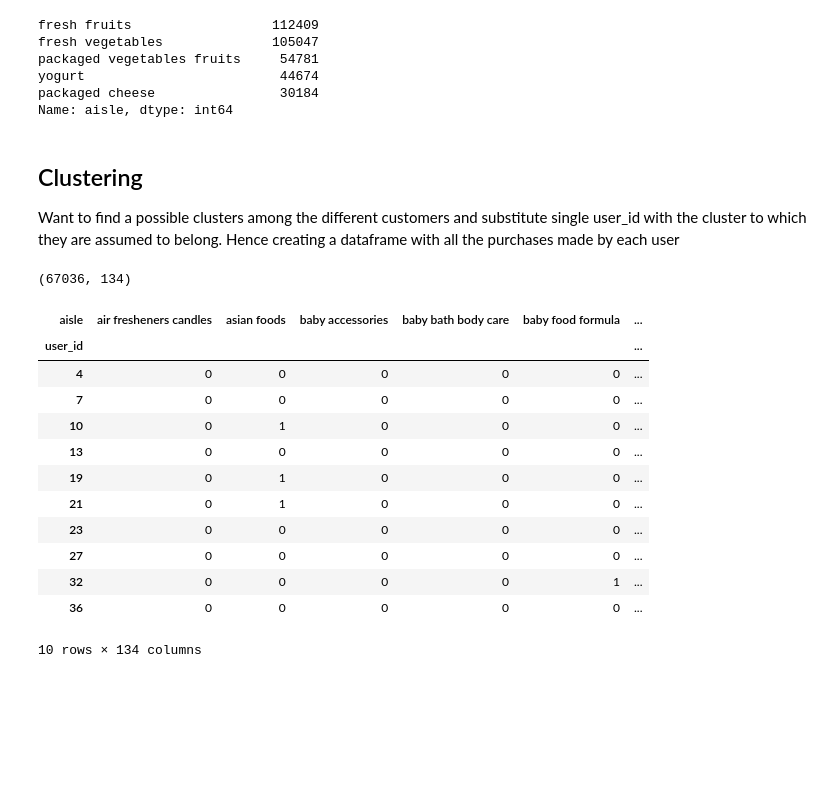
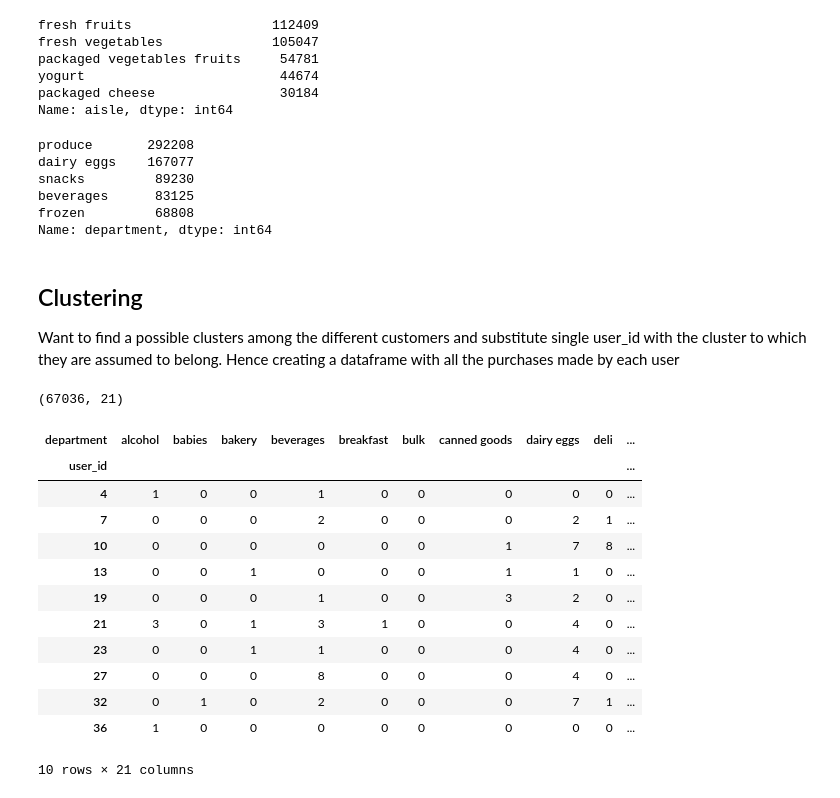
Before and after one commit to OmkarMetri/Instacart-Market-Basket-Analysis, a Jupyter notebook: Customer_segmentation.ipynb, the cells around one changed output. Drawn from its saved outputs; the diff is of its cells as text; code cells hidden in the pictures; blank space fills up the shorter version.

```diff
--- a/Customer_segmentation.ipynb
+++ b/Customer_segmentation.ipynb
@@ -33,7 +38,7 @@ train.head()
 | 3 | 1 | 49683 | 4 | 0 |
 | 4 | 1 | 43633 | 5 | 1 |
 # %%
-products = pd.read_csv('products.csv')
+products = pd.read_csv('/home/metri/Desktop/DA/project/all/products.csv')
 products.head()
 # %% [output]
 |  | product_id | product_name | aisle_id | department_id |
@@ -43,7 +48,7 @@ products.head()
 | 3 | 4 | Smart Ones Classic Favorites Mini... | 38 | 1 |
 | 4 | 5 | Green Chile Anytime Sauce | 5 | 13 |
 # %%
-aisles = pd.read_csv('aisles.csv')
+aisles = pd.read_csv('/home/metri/Desktop/DA/project/all/aisles.csv')
 aisles.head()
 # %% [output]
 |  | aisle_id | aisle |
@@ -52,3 +57,6 @@ aisles.head()
 | 2 | 3 | energy granola bars |
 | 3 | 4 | instant foods |
 | 4 | 5 | marinades meat preparation |
+# %%
+departments = pd.read_csv('/home/metri/Desktop/DA/project/all/departments.csv')
+departments.head()
@@ -70,6 +85,7 @@ new_prior.head()
 final_df = pd.merge(new_prior,products, on = ['product_id','product_id'])
 final_df = pd.merge(final_df,orders,on=['order_id','order_id'])
 final_df = pd.merge(final_df,aisles,on=['aisle_id','aisle_id'])
+final_df = pd.merge(final_df,departments, on=['department_id', 'department_id'])
 print(final_df.shape)
 final_df.head(10)
 # %% [output]
@@ -107,26 +123,36 @@ packaged vegetables fruits     54781
 yogurt                         44674
 packaged cheese                30184
 Name: aisle, dtype: int64
+# %%
+#Top 5 departments categories
+final_df['department'].value_counts()[0:5]
+# %% [output]
+produce       292208
+dairy eggs    167077
+snacks         89230
+beverages      83125
+frozen         68808
+Name: department, dtype: int64
 # %% [markdown]
 ## Clustering
 Want to find a possible clusters among the different customers and substitute single user_id with the cluster to which they are assumed to belong. Hence creating a dataframe with all the purchases made by each user
 # %%
-customer_prod = pd.crosstab(final_df['user_id'], final_df['aisle'])
+customer_prod = pd.crosstab(final_df['user_id'], final_df['department'])
 print(customer_prod.shape)
 customer_prod.head(10)
 # %% [output]
-(67036, 134)
+(67036, 21)
-| aisle | air fresheners candles | asian foods | baby accessories | baby bath body care | baby food formula | ... |
-| user_id |  |  |  |  |  | ... |
-| 4 | 0 | 0 | 0 | 0 | 0 | ... |
-| 7 | 0 | 0 | 0 | 0 | 0 | ... |
-| 10 | 0 | 1 | 0 | 0 | 0 | ... |
-| 13 | 0 | 0 | 0 | 0 | 0 | ... |
-| 19 | 0 | 1 | 0 | 0 | 0 | ... |
-| 21 | 0 | 1 | 0 | 0 | 0 | ... |
-| 23 | 0 | 0 | 0 | 0 | 0 | ... |
-| 27 | 0 | 0 | 0 | 0 | 0 | ... |
-| 32 | 0 | 0 | 0 | 0 | 1 | ... |
-| 36 | 0 | 0 | 0 | 0 | 0 | ... |
+| department | alcohol | babies | bakery | beverages | breakfast | bulk | canned goods | dairy eggs | deli | ... |
+| user_id |  |  |  |  |  |  |  |  |  | ... |
+| 4 | 1 | 0 | 0 | 1 | 0 | 0 | 0 | 0 | 0 | ... |
+| 7 | 0 | 0 | 0 | 2 | 0 | 0 | 0 | 2 | 1 | ... |
+| 10 | 0 | 0 | 0 | 0 | 0 | 0 | 1 | 7 | 8 | ... |
+| 13 | 0 | 0 | 1 | 0 | 0 | 0 | 1 | 1 | 0 | ... |
+| 19 | 0 | 0 | 0 | 1 | 0 | 0 | 3 | 2 | 0 | ... |
+| 21 | 3 | 0 | 1 | 3 | 1 | 0 | 0 | 4 | 0 | ... |
+| 23 | 0 | 0 | 1 | 1 | 0 | 0 | 0 | 4 | 0 | ... |
+| 27 | 0 | 0 | 0 | 8 | 0 | 0 | 0 | 4 | 0 | ... |
+| 32 | 0 | 1 | 0 | 2 | 0 | 0 | 0 | 7 | 1 | ... |
+| 36 | 1 | 0 | 0 | 0 | 0 | 0 | 0 | 0 | 0 | ... |
-10 rows × 134 columns
+10 rows × 21 columns
 # %% [markdown]
```
Also changed, not shown: parts of 21 cells of this notebook.
